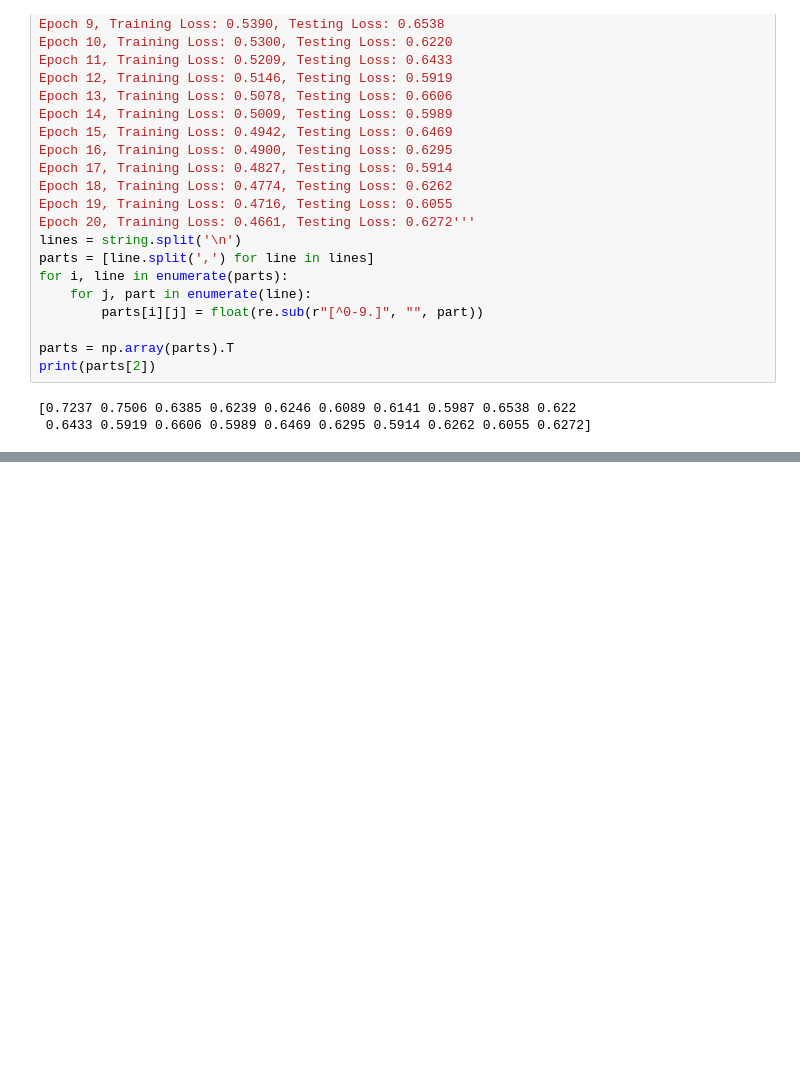
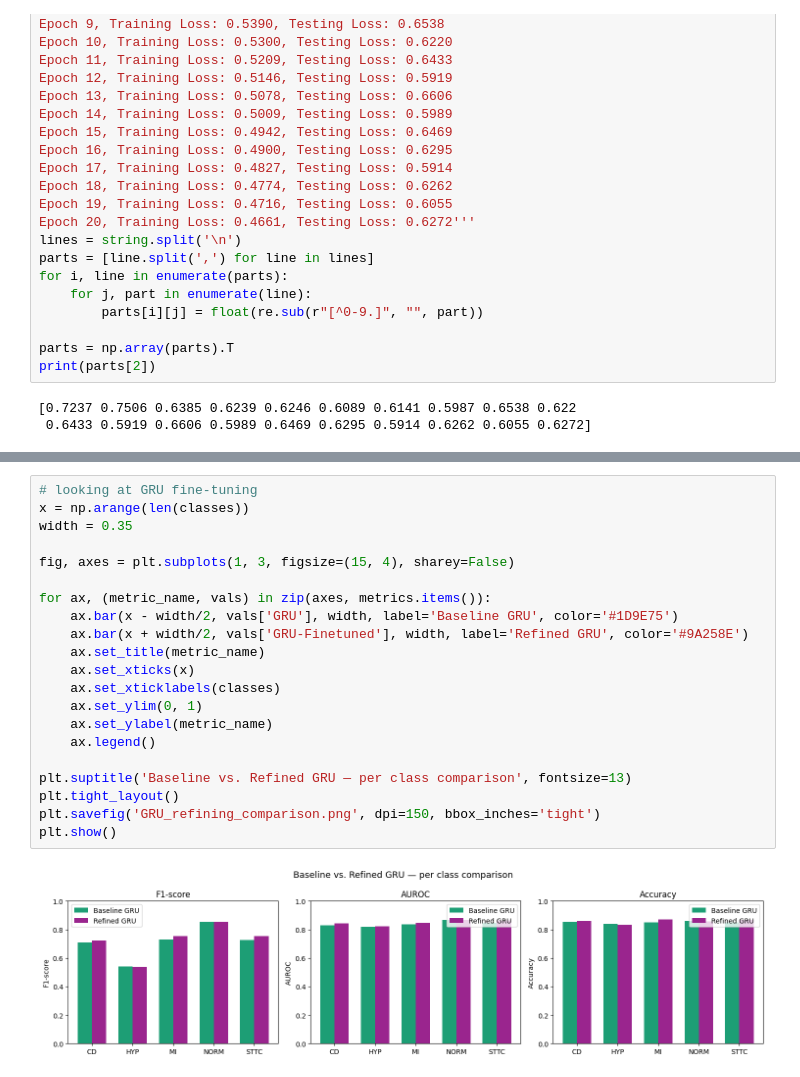
Before and after one commit to sinchana2021/ECG-detection, a Jupyter notebook: results_plotting.ipynb, the cells around one changed output, grey strips where cells are left out. Cells and saved outputs as stored; diff of their text form; blank space fills up the shorter version.

Commit message:
re-training and adding in refined gru results to plotting notebook

```diff
--- a/results_plotting.ipynb
+++ b/results_plotting.ipynb
@@ -177,3 +229,26 @@ plt.savefig('model_comparison.png', dpi=150, bbox_inches='tight')
 plt.show()
 # %% [output]
 [figure]
+# %%
+# looking at GRU fine-tuning
+x = np.arange(len(classes))
+width = 0.35
+
+fig, axes = plt.subplots(1, 3, figsize=(15, 4), sharey=False)
+
+for ax, (metric_name, vals) in zip(axes, metrics.items()):
+    ax.bar(x - width/2, vals['GRU'], width, label='Baseline GRU', color='#1D9E75')
+    ax.bar(x + width/2, vals['GRU-Finetuned'], width, label='Refined GRU', color='#9A258E')
+    ax.set_title(metric_name)
+    ax.set_xticks(x)
+    ax.set_xticklabels(classes)
+    ax.set_ylim(0, 1)
+    ax.set_ylabel(metric_name)
+    ax.legend()
+
+plt.suptitle('Baseline vs. Refined GRU — per class comparison', fontsize=13)
+plt.tight_layout()
+plt.savefig('GRU_refining_comparison.png', dpi=150, bbox_inches='tight')
+plt.show()
+# %% [output]
+[figure, added]
```
Also changed, not shown: parts of 6 cells of this notebook, 1 other file.
